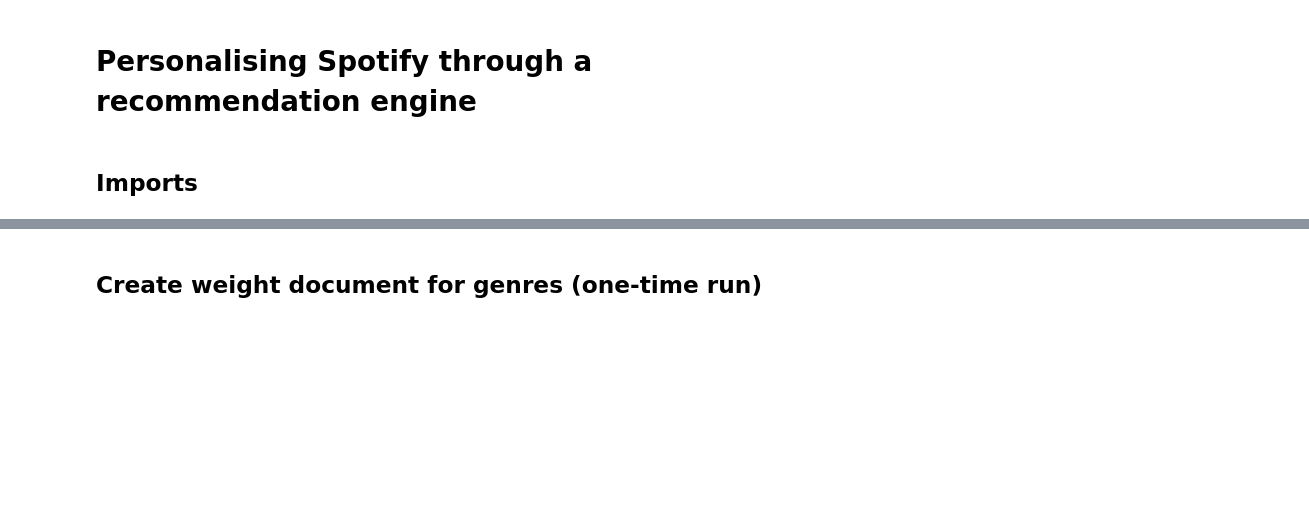
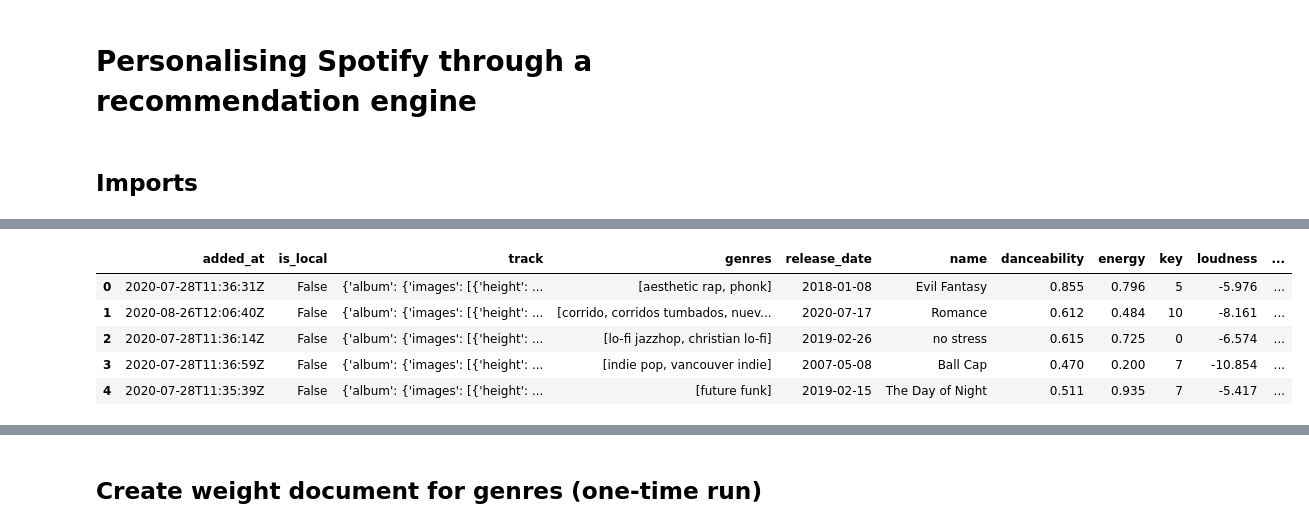
Before and after one commit to tiny-chevrotain/wasabisWorkshop, a Jupyter notebook: django/wasabisWorkshop/workshop/spotify_personaliser_test.ipynb, the cells around one changed output, grey strips where cells are left out. Cells and saved outputs as stored; diff of their text form; code cells hidden in the pictures; blank space fills up the shorter version.

```diff
--- a/django/wasabisWorkshop/workshop/spotify_personaliser_test.ipynb
+++ b/django/wasabisWorkshop/workshop/spotify_personaliser_test.ipynb
@@ -42,6 +33,0 @@ many_songs_df = pd.read_csv('data/songs.csv').head(100) #making it a small numbe
-# %%
-with open('delete.json') as json_file:
-    data = json.load(json_file)
-test_df = pd.DataFrame(data['items'])
-
-test_df
@@ -111,0 +34,29 @@ many_songs_df.head()
+# %%
+def generate_dataframes(library_songs, wasabia_songs):
+
+    library_songs_df = pd.DataFrame(library_songs)
+    wasabia_songs_df = pd.DataFrame(wasabia_songs)
+
+    library_songs_df = library_songs_df.drop_duplicates(subset=['id'])
+    wasabia_songs_df = wasabia_songs_df.drop_duplicates(subset=['id'])
+
+    library_songs_length = len(library_songs_df.index)
+    wasabia_songs_length = len(wasabia_songs_df.index)
+
+    return library_songs_df, wasabia_songs_df, library_songs_length, wasabia_songs_length
+# %%
+
+with open('personalise_test.json') as json_file:
+	test_data_json = json.load(json_file)
+
+library_songs_df, wasabia_songs_df, library_songs_length, wasabia_songs_length = generate_dataframes(test_data_json['user_playlist'], test_data_json['wasabia'])
+
+display(library_songs_df.head())
+display(wasabia_songs_df.head())
+# %% [output]
+|  | added_at | is_local | track | genres | release_date | name | danceability | energy | key | loudness | ... |
+| 0 | 2020-07-28T11:36:31Z | False | {'album': {'images': [{'height': ... | [aesthetic rap, phonk] | 2018-01-08 | Evil Fantasy | 0.855 | 0.796 | 5 | -5.976 | ... |
+| 1 | 2020-08-26T12:06:40Z | False | {'album': {'images': [{'height': ... | [corrido, corridos tumbados, nuev... | 2020-07-17 | Romance | 0.612 | 0.484 | 10 | -8.161 | ... |
+| 2 | 2020-07-28T11:36:14Z | False | {'album': {'images': [{'height': ... | [lo-fi jazzhop, christian lo-fi] | 2019-02-26 | no stress | 0.615 | 0.725 | 0 | -6.574 | ... |
+| 3 | 2020-07-28T11:36:59Z | False | {'album': {'images': [{'height': ... | [indie pop, vancouver indie] | 2007-05-08 | Ball Cap | 0.470 | 0.200 | 7 | -10.854 | ... |
+| 4 | 2020-07-28T11:35:39Z | False | {'album': {'images': [{'height': ... | [future funk] | 2019-02-15 | The Day of Night | 0.511 | 0.935 | 7 | -5.417 | ... |
```
Also changed, not shown: parts of 23 cells of this notebook, 6 other files.
